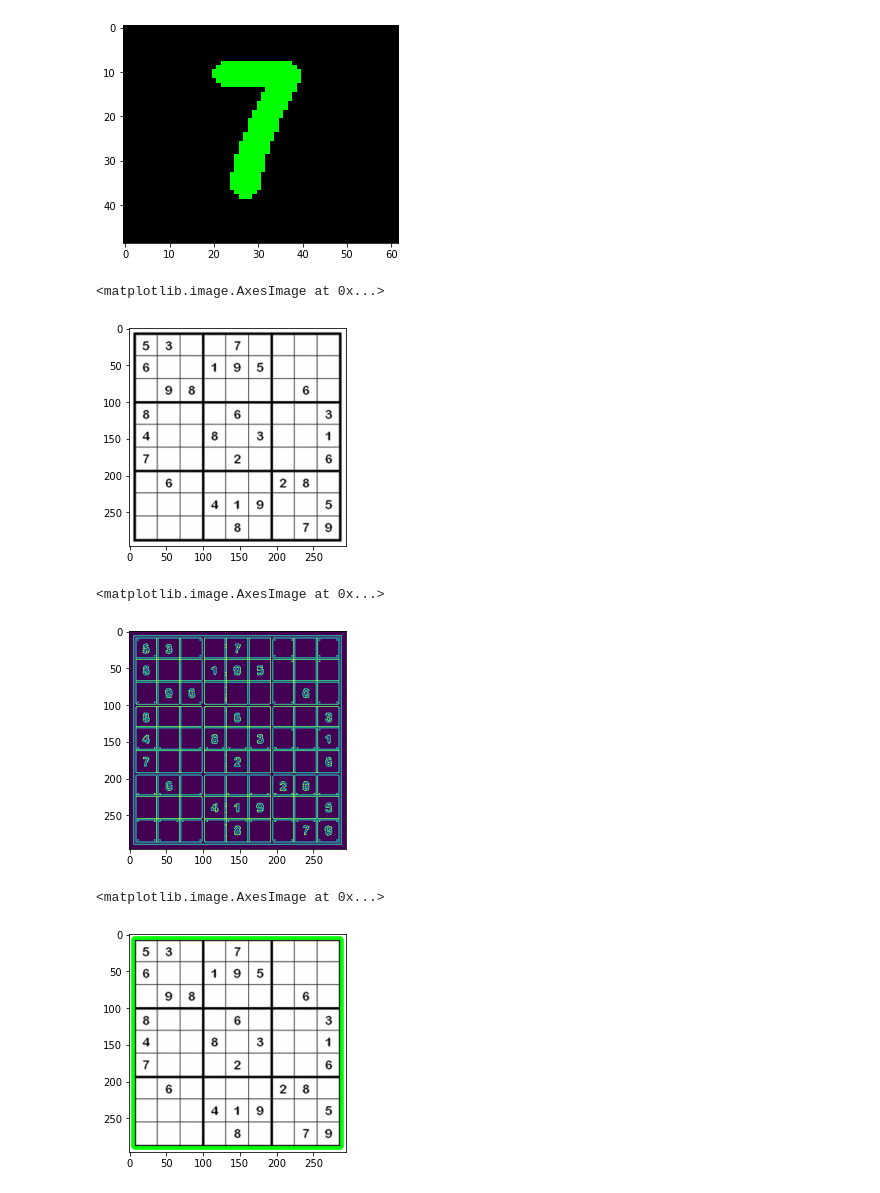
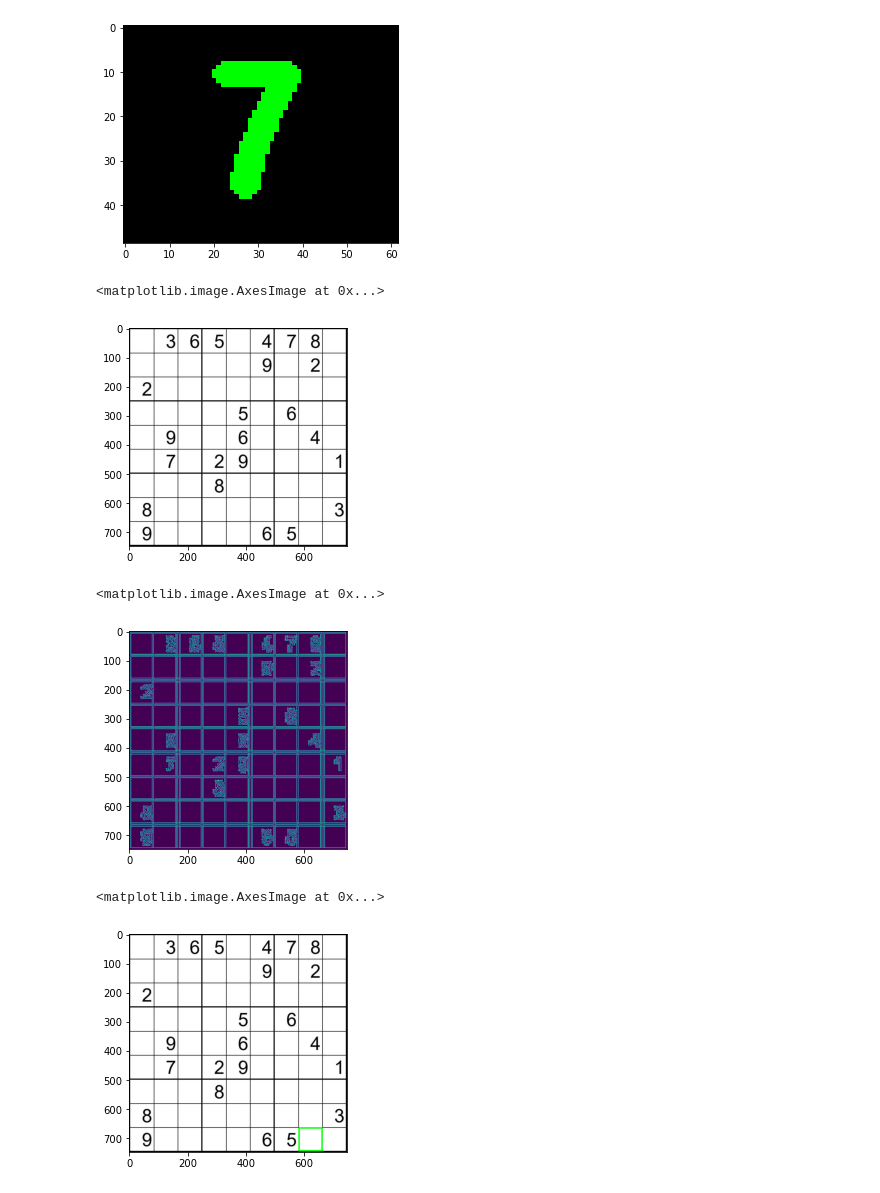
Before and after one commit to antoniogarciagiron/Sudoku-solver, a Jupyter notebook: Ajustar imágenes.ipynb, the cells around one changed output. Cells and saved outputs as stored; diff of their text form; code cells hidden in the pictures.

```diff
--- a/Ajustar imágenes.ipynb
+++ b/Ajustar imágenes.ipynb
@@ -165,17 +165,17 @@ plt.imshow(inverted)
 <matplotlib.image.AxesImage at 0x...>
 [figure]
 # %%
-sudoku = cv2.imread("sudoku3.png")
+sudoku = cv2.imread("sudoku.jpg")
 plt.imshow(sudoku)
 # %% [output]
 <matplotlib.image.AxesImage at 0x...>
-[figure, old version]
+[figure, new version]
 # %%
 edge_sudoku = cv2.Canny(sudoku, 0, 0)
 plt.imshow(edge_sudoku)
 # %% [output]
 <matplotlib.image.AxesImage at 0x...>
-[figure, old version]
+[figure, new version]
 # %%
 imgray = cv2.cvtColor(sudoku, cv2.COLOR_BGR2GRAY)
 plt.imshow(imgray)
@@ -186,4 +186,4 @@ cv2.drawContours(sudoku, [cnt], 0, (0,255,0), 3)
 plt.imshow(sudoku)
 # %% [output]
 <matplotlib.image.AxesImage at 0x...>
-[figure, old version]
+[figure, new version]
```
Also changed, not shown: parts of 26 cells of this notebook, 3 other files.
